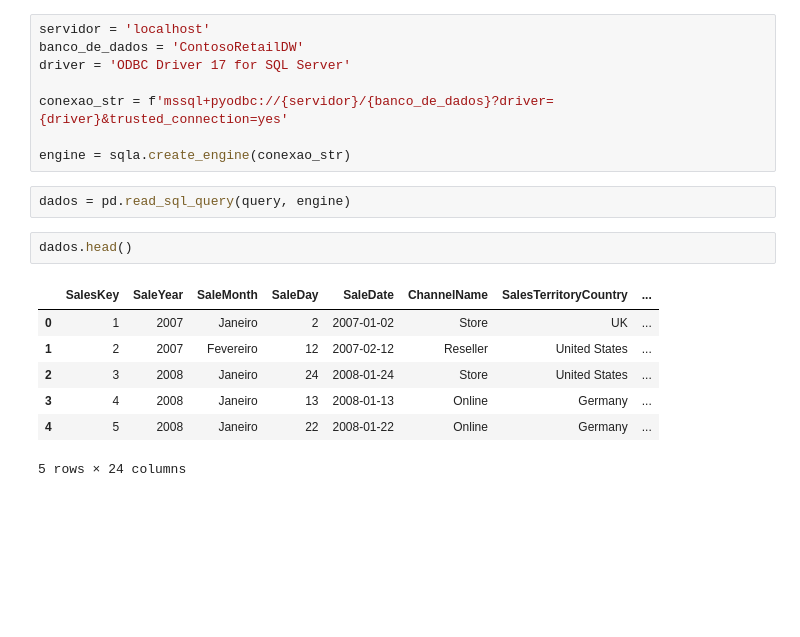
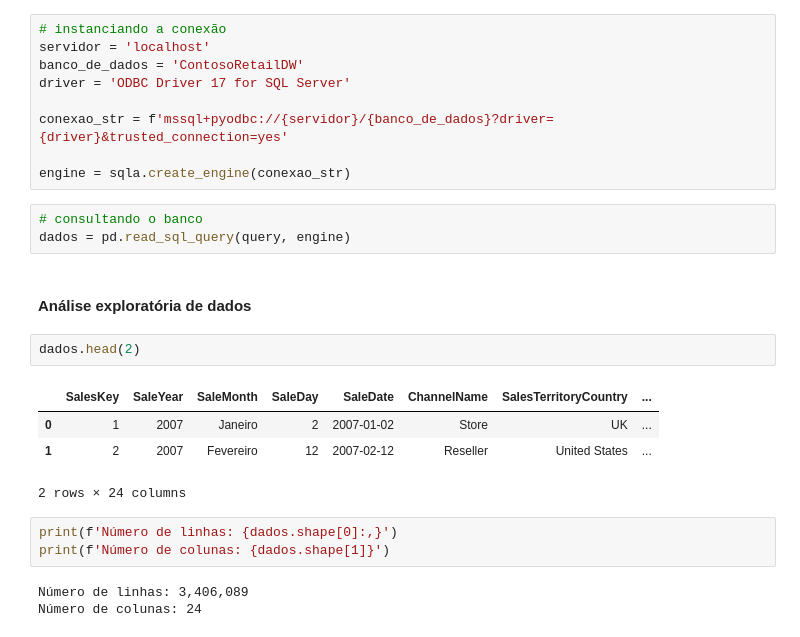
Before and after one commit to torvess/dashboard_vendas_contoso, a Jupyter notebook: Notebooks/analise_exploratoria.ipynb, the cells around one changed output. Saved outputs shown, nothing was run; the diff lists cells and outputs as text; blank space fills up the shorter version.

```diff
--- a/Notebooks/analise_exploratoria.ipynb
+++ b/Notebooks/analise_exploratoria.ipynb
@@ -46,6 +56,7 @@ LEFT JOIN DimProductCategory h
 	ON g.ProductCategoryKey = h.ProductCategoryKey
     """
 # %%
+# instanciando a conexão
 servidor = 'localhost'
 banco_de_dados = 'ContosoRetailDW'
 driver = 'ODBC Driver 17 for SQL Server'
@@ -54,14 +65,20 @@ conexao_str = f'mssql+pyodbc://{servidor}/{banco_de_dados}?driver={driver}&trust
 
 engine = sqla.create_engine(conexao_str)
 # %%
+# consultando o banco
 dados = pd.read_sql_query(query, engine)
+# %% [markdown]
+#### Análise exploratória de dados
 # %%
-dados.head()
+dados.head(2)
 # %% [output]
 |  | SalesKey | SaleYear | SaleMonth | SaleDay | SaleDate | ChannelName | SalesTerritoryCountry | ... |
 | 0 | 1 | 2007 | Janeiro | 2 | 2007-01-02 | Store | UK | ... |
 | 1 | 2 | 2007 | Fevereiro | 12 | 2007-02-12 | Reseller | United States | ... |
-| 2 | 3 | 2008 | Janeiro | 24 | 2008-01-24 | Store | United States | ... |
-| 3 | 4 | 2008 | Janeiro | 13 | 2008-01-13 | Online | Germany | ... |
-| 4 | 5 | 2008 | Janeiro | 22 | 2008-01-22 | Online | Germany | ... |
-5 rows × 24 columns
+2 rows × 24 columns
+# %%
+print(f'Número de linhas: {dados.shape[0]:,}')
+print(f'Número de colunas: {dados.shape[1]}')
+# %% [output]
+Número de linhas: 3,406,089
+Número de colunas: 24
```
Also changed, not shown: parts of 15 cells of this notebook.
